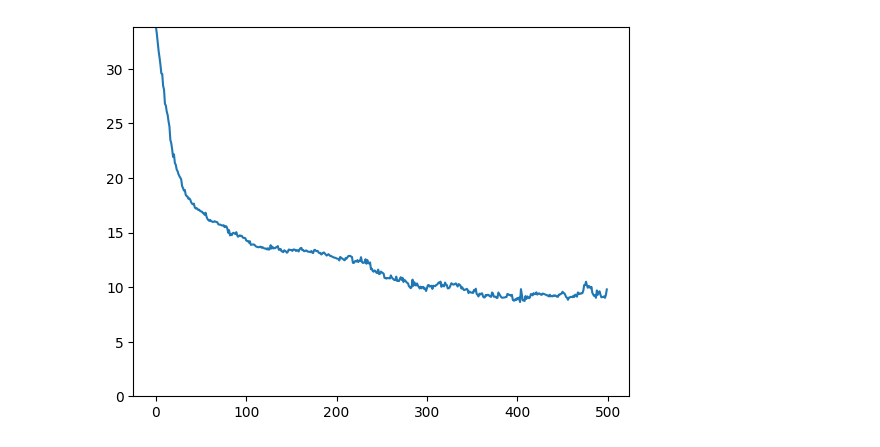
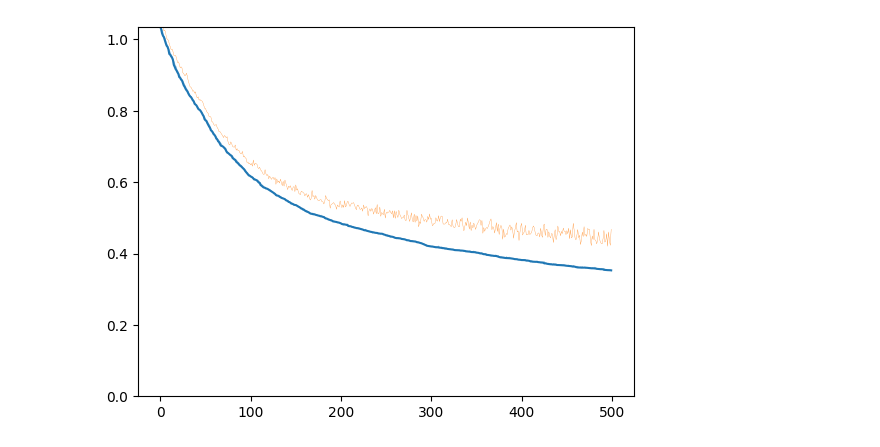
Before and after one commit to lachlanjs/ssa-evolution, a Jupyter notebook: litmustest.ipynb, the cells around one changed output. Drawn from its saved outputs; the diff is of its cells as text; code cells hidden in the pictures.

```diff
--- a/litmustest.ipynb
+++ b/litmustest.ipynb
@@ -19,21 +75,33 @@ H_target = shpm.hberg.assemble(P_target[1])
 # %%
 def objective(p):
     A = shpm.assemble(p)
-    distance = np.linalg.norm(A - A_target)
+    A_norm = np.linalg.norm(A)
+
+    distance = np.linalg.norm(A - A_target) / A_target_norm
     return distance
 # %%
 # create initial population:
-p = [shpm.random_point() for i in range(l)]
+# p = [shpm.random_point() for i in range(l)]
+# p = [shpm.mutate(deepcopy(P_target), mag=1.0) for i in range(l)]
+p = [shpm.mutate(deepcopy(best), mag=1.0) for i in range(l)]
 # %%
 # run the evolutionary algorithm:
 best, best_fitness, iters_taken, population_objectives = evo_alg(
-    p, m, l, objective, shpm.mutate, shpm.crossover, s=0.2, maxiter=max_iters
+    p, m, l, objective, shpm.mutate, shpm.crossover, s=0.1, maxiter=max_iters
 )
 # %%
-bests = [l[0] for l in population_objectives]
+q = 0.2
+bests = np.array([l[0] for l in population_objectives])
+fitness_stds = np.array([np.std(l) for l in population_objectives])
+avgs = np.array([np.average(l) for l in population_objectives])
+fitness_quantile = np.array([np.quantile(l, q) for l in population_objectives])
 # %%
 plt.plot(bests)
+plt.plot(avgs, linewidth=0.2)
+# plt.plot(fitness_quantile)
+plt.fill_between(np.arange(len(bests)), bests, fitness_quantile, alpha=0.5)
+# plt.ylim((0.0, np.max([np.max(bests), np.max(avgs)])))
 plt.ylim((0.0, np.max(bests)))
 plt.show()
 # %% [output]
-[figure, old version]
+[figure, new version]
```
Also changed, not shown: parts of 12 cells of this notebook, 4 other files.
